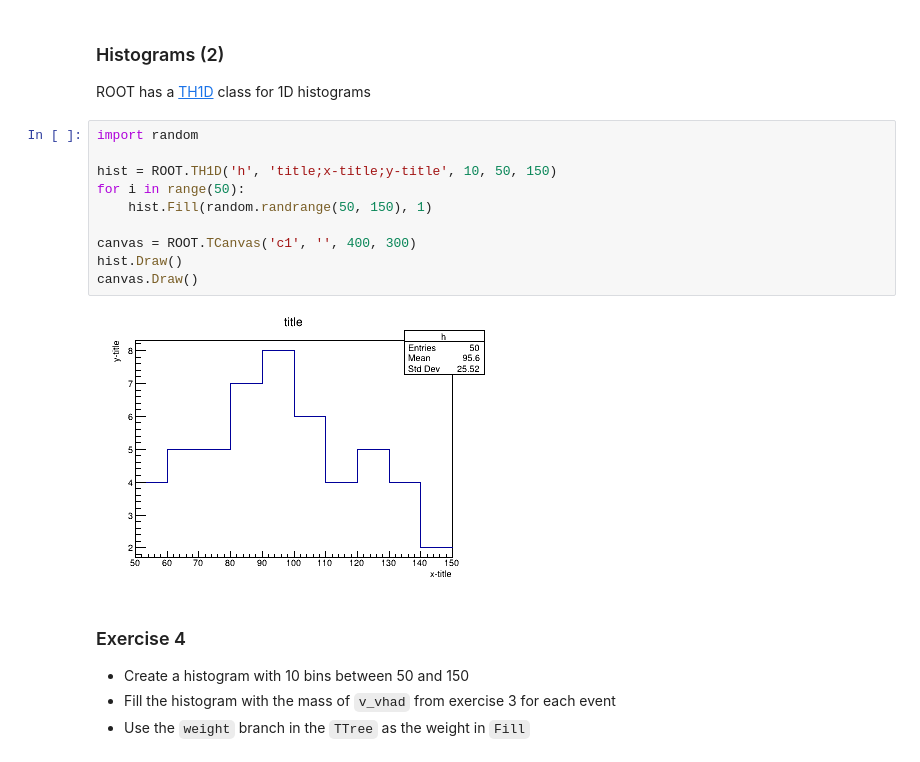
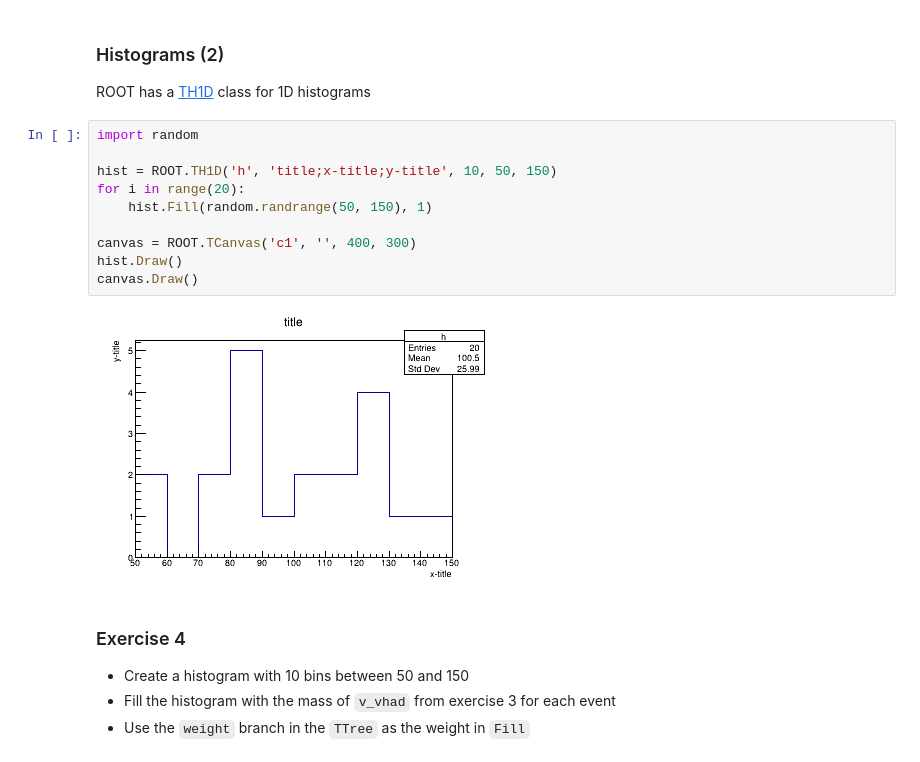
Before and after one commit to skhrg/Penn-Summer-Computing-Training, a Jupyter notebook: 9b_HEPex/ROOT.ipynb, the cells around one changed output. Saved outputs shown, nothing was run; the diff lists cells and outputs as text.

Commit message:
add plot example

```diff
--- a/9b_HEPex/ROOT.ipynb
+++ b/9b_HEPex/ROOT.ipynb
@@ -190,15 +172,15 @@ ROOT has a [TH1D](https://root.cern.ch/doc/master/classTH1.html) class for 1D hi
 # %%
 import random
 
 hist = ROOT.TH1D('h', 'title;x-title;y-title', 10, 50, 150)
-for i in range(50):
+for i in range(20):
     hist.Fill(random.randrange(50, 150), 1)
 
 canvas = ROOT.TCanvas('c1', '', 400, 300)
 hist.Draw()
 canvas.Draw()
 # %% [output]
-[figure, old version]
+[figure, new version]
 # %% [markdown]
 ### Exercise 4
 
```
Also changed, not shown: parts of 10 cells of this notebook, 1 other file.
